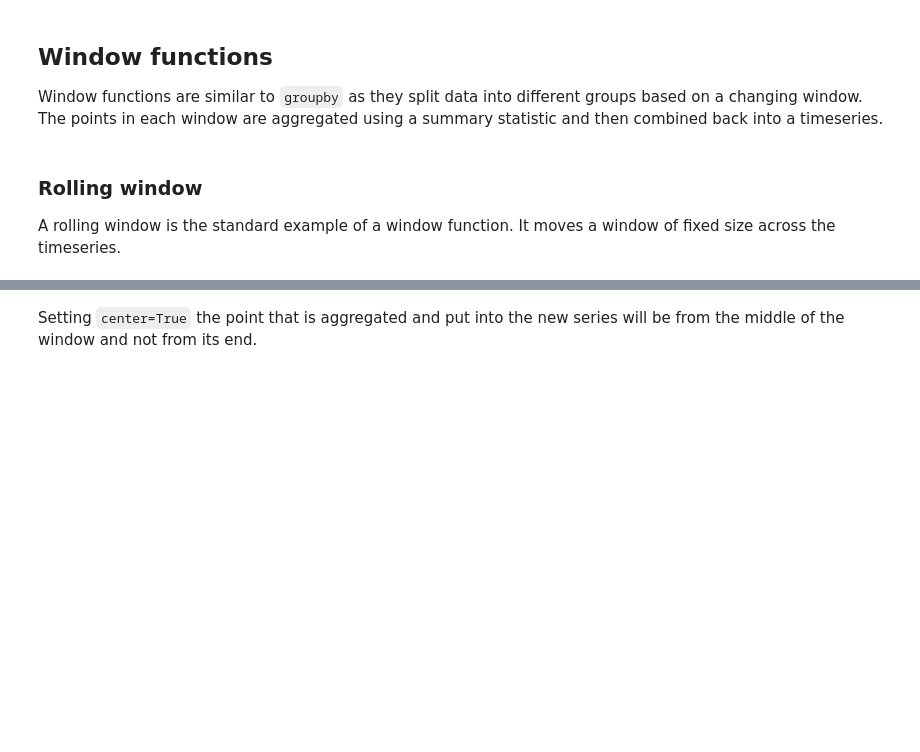
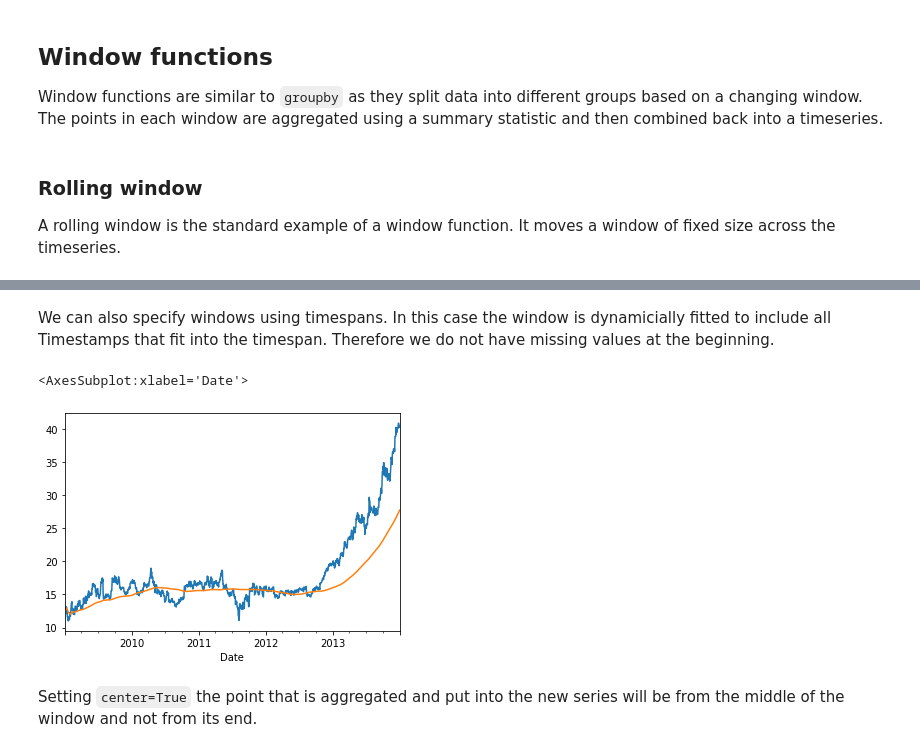
Before and after one commit to scientificprogrammingUOS/lectures_2021, a Jupyter notebook: lecture08_pandas2/lecture.ipynb, the cells around one changed output, grey strips where cells are left out. Cells and saved outputs as stored; diff of their text form; code cells hidden in the pictures; blank space fills up the shorter version.

```diff
--- a/lecture08_pandas2/lecture.ipynb
+++ b/lecture08_pandas2/lecture.ipynb
@@ -680,3 +1555,13 @@ ts_resampled.rolling(365).mean().plot()
+# %% [markdown]
+We can also specify windows using timespans.
+In this case the window is dynamicially fitted to include all Timestamps that fit into the timespan.
+Therefore we do not have missing values at the beginning.
+# %%
+ts_resampled.plot()
+ts_resampled.rolling('365d').mean().plot()
+# %% [output]
+<AxesSubplot:xlabel='Date'>
+[figure, added]
 # %% [markdown]
 Setting `center=True` the point that is aggregated and put into the new series will be from the middle of the window and not from its end.
 # %%
```
Also changed, not shown: parts of 162 cells of this notebook.
